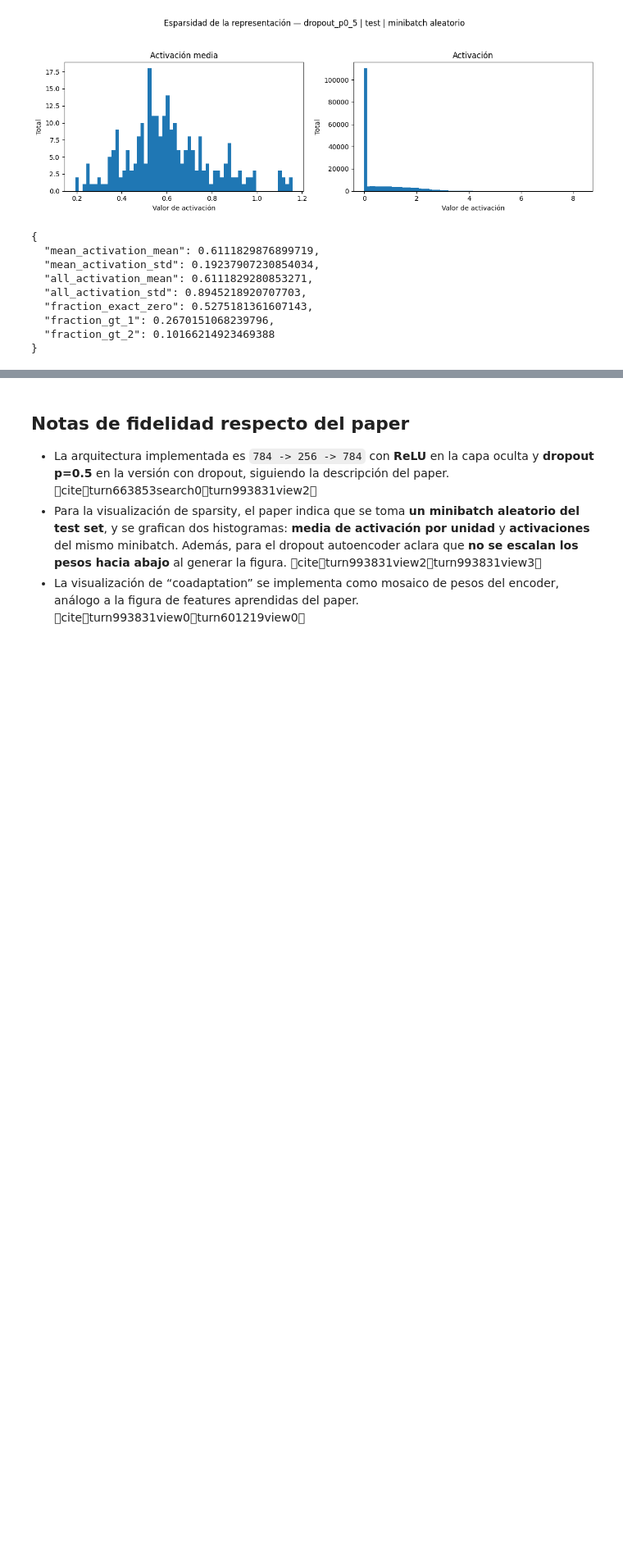
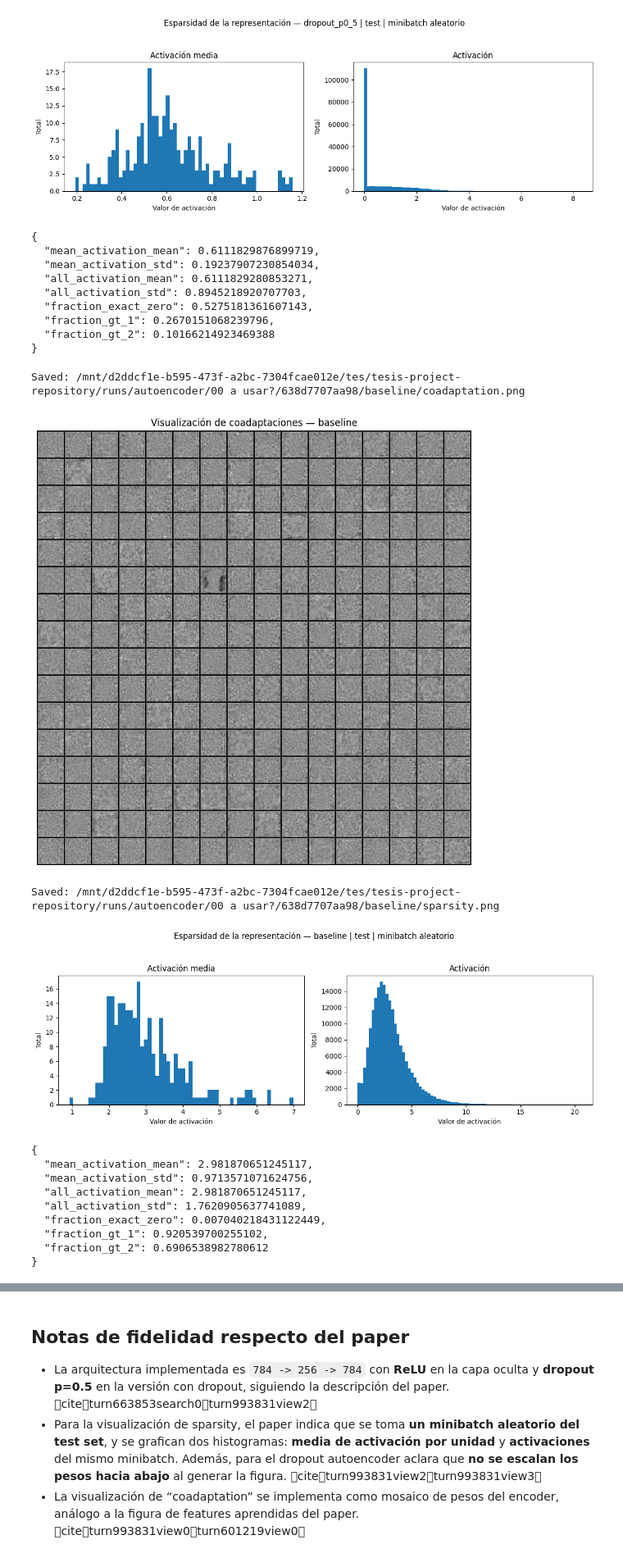
Before and after one commit to joacogamalerio/tesis-project-repository, a Jupyter notebook: dropout_mnist_autoencoder_repro.ipynb, the cells around one changed output, grey strips where cells are left out. Shown at 82% size. Drawn from its saved outputs; the diff is of its cells as text; code cells hidden in the pictures; blank space fills up the shorter version.

Commit message:
wip. CHECKPOINT for plots

```diff
--- a/dropout_mnist_autoencoder_repro.ipynb
+++ b/dropout_mnist_autoencoder_repro.ipynb
@@ -736,7 +736,7 @@ def _collect_hidden_activations_for_batch(model: nn.Module, split: str = 'test',
 def plot_representational_sparsity_from_model_path(
     model_path: str | Path,
     split: str = 'test',
-    batch_size: int = 64,
+    batch_size: int = 512,
     batch_index: Optional[int] = None,
     random_batch: bool = True,
     seed: int = 1234,
@@ -1061,7 +1061,7 @@ def generate_all_figures_for_model(
     plot_representational_sparsity_from_model_path(
         model_path=resolved_model_path,
         split='test',
-        batch_size=64,
+        batch_size=512,
         random_batch=True,
         seed=SEED,
         save_path=out_dir / 'sparsity.png',
@@ -1133,3 +1133,22 @@ Saved: /mnt/d2ddcf1e-b595-473f-a2bc-7304fcae012e/tes/tesis-project-repository/ru
   "fraction_gt_1": 0.2670151068239796,
   "fraction_gt_2": 0.10166214923469388
 }
+# %%
+generate_all_figures_for_model(
+    "runs/autoencoder/00 a usar?/638d7707aa98/baseline/model.pt",
+    gray_floor=0.1,
+)
+# %% [output]
+Saved: /mnt/d2ddcf1e-b595-473f-a2bc-7304fcae012e/tes/tesis-project-repository/runs/autoencoder/00 a usar?/638d7707aa98/baseline/coadaptation.png
+[figure, added]
+Saved: /mnt/d2ddcf1e-b595-473f-a2bc-7304fcae012e/tes/tesis-project-repository/runs/autoencoder/00 a usar?/638d7707aa98/baseline/sparsity.png
+[figure, added]
+{
+  "mean_activation_mean": 2.981870651245117,
+  "mean_activation_std": 0.9713571071624756,
+  "all_activation_mean": 2.981870651245117,
+  "all_activation_std": 1.7620905637741089,
+  "fraction_exact_zero": 0.007040218431122449,
+  "fraction_gt_1": 0.920539700255102,
+  "fraction_gt_2": 0.6906538982780612
+}
```
Also changed, not shown: parts of 2 cells of this notebook.
